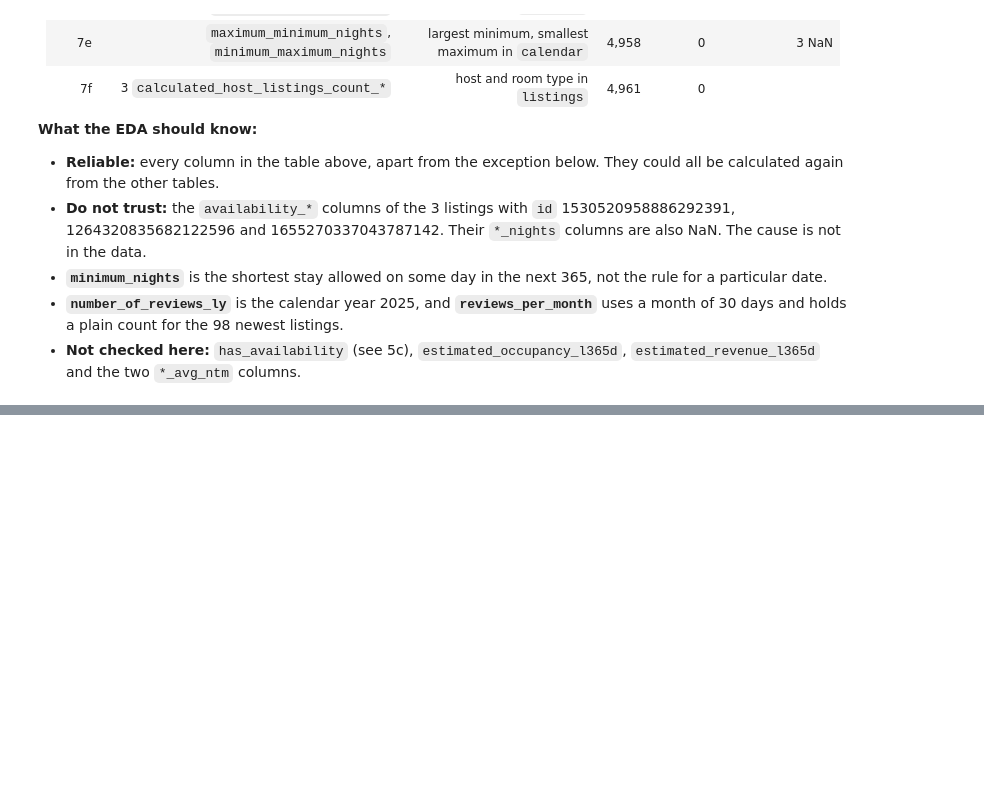
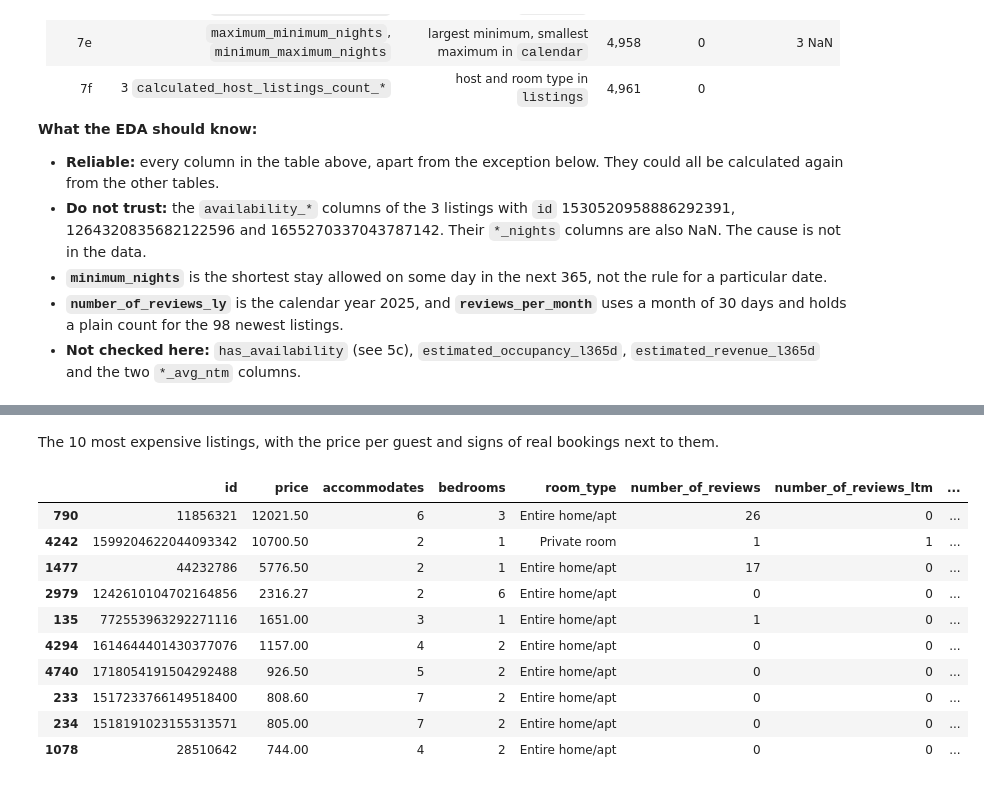
Before and after one commit to kallistratis/thessaloniki-airbnb-analysis, a Jupyter notebook: 01_data_cleaning.ipynb, the cells around one changed output, grey strips where cells are left out. Cells and saved outputs as stored; diff of their text form; code cells hidden in the pictures; blank space fills up the shorter version.

```diff
--- a/01_data_cleaning.ipynb
+++ b/01_data_cleaning.ipynb
@@ -2492,0 +2594,19 @@ True True True
+# %% [markdown]
+The 10 most expensive listings, with the price per guest and signs of real bookings next to them.
+# %%
+top_price = listings_clean.nlargest(10, "price")[["id", "price", "accommodates", "bedrooms", "room_type",
+                                                  "number_of_reviews", "number_of_reviews_ltm", "last_review", "estimated_occupancy_l365d"]].copy()
+top_price["price_per_guest"] = (top_price["price"] / top_price["accommodates"]).round(1)
+top_price
+# %% [output]
+|  | id | price | accommodates | bedrooms | room_type | number_of_reviews | number_of_reviews_ltm | ... |
+| 790 | 11856321 | 12021.50 | 6 | 3 | Entire home/apt | 26 | 0 | ... |
+| 4242 | 1599204622044093342 | 10700.50 | 2 | 1 | Private room | 1 | 1 | ... |
+| 1477 | 44232786 | 5776.50 | 2 | 1 | Entire home/apt | 17 | 0 | ... |
+| 2979 | 1242610104702164856 | 2316.27 | 2 | 6 | Entire home/apt | 0 | 0 | ... |
+| 135 | 772553963292271116 | 1651.00 | 3 | 1 | Entire home/apt | 1 | 0 | ... |
+| 4294 | 1614644401430377076 | 1157.00 | 4 | 2 | Entire home/apt | 0 | 0 | ... |
+| 4740 | 1718054191504292488 | 926.50 | 5 | 2 | Entire home/apt | 0 | 0 | ... |
+| 233 | 1517233766149518400 | 808.60 | 7 | 2 | Entire home/apt | 0 | 0 | ... |
+| 234 | 1518191023155313571 | 805.00 | 7 | 2 | Entire home/apt | 0 | 0 | ... |
+| 1078 | 28510642 | 744.00 | 4 | 2 | Entire home/apt | 0 | 0 | ... |
```
Also changed, not shown: parts of 78 cells of this notebook, 1 other file.
